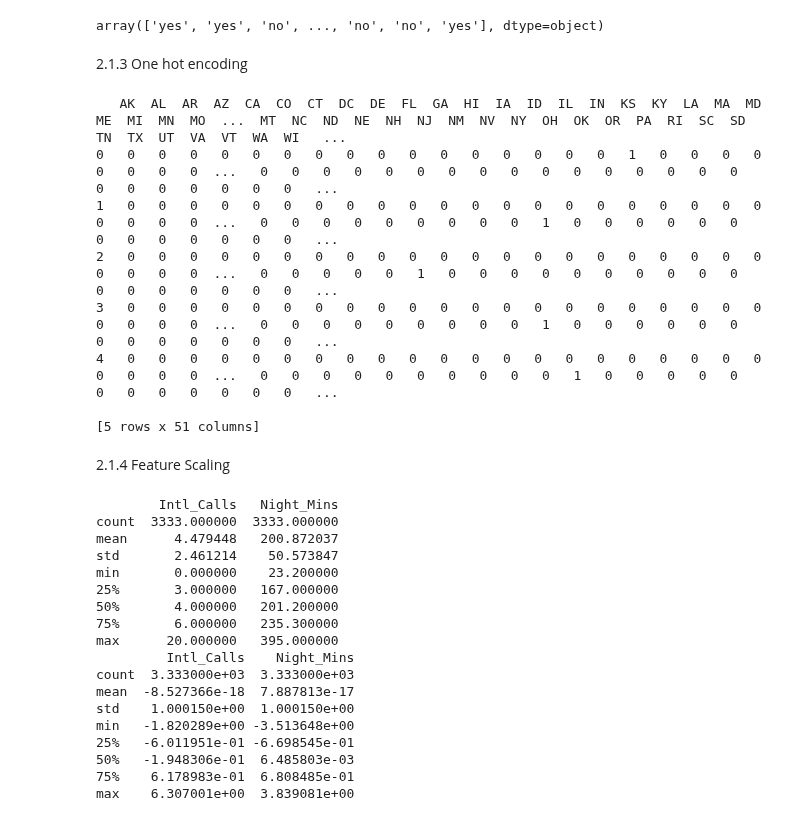
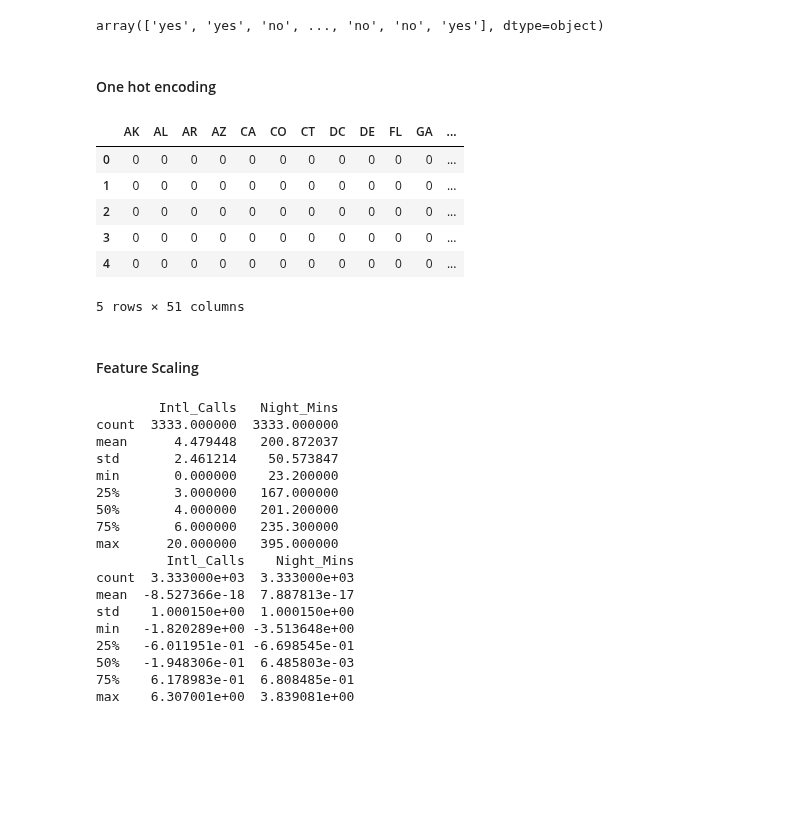
Before and after one commit to anhhaibkhn/Data-Science-selfstudy-notes-Blog, a Jupyter notebook: _notebooks/Marketing Analytics Predicting Customer Churn in Python/2022-04-21-Marketing Analytics Predicting Customer Churn in Python.ipynb, the cells around one changed output. Cells and saved outputs as stored; diff of their text form; code cells hidden in the pictures; blank space fills up the shorter version.

```diff
--- a/_notebooks/Marketing Analytics Predicting Customer Churn in Python/2022-04-21-Marketing Analytics Predicting Customer Churn in Python.ipynb
+++ b/_notebooks/Marketing Analytics Predicting Customer Churn in Python/2022-04-21-Marketing Analytics Predicting Customer Churn in Python.ipynb
@@ -328,38 +333,37 @@ inverted
 # %% [output]
 array(['yes', 'yes', 'no', ..., 'no', 'no', 'yes'], dtype=object)
 # %% [markdown]
-2.1.3 One hot encoding
+#### One hot encoding
 # %%
 ######### Encoding State with one hot encoding
 """
 telco['State'].head(4)
 0    KS
 1    OH
 2    NJ
 3    OH
 Name: State, dtype: objec
 
 it would be a bad idea to encode them as int number for each stage --> recomend to use One Hot Encoding
 pandas has a get_dummies() function which automatically applies one hot encoding over the selected feature.
 """
 # Import pandas
 import pandas as pd
 
 # Perform one hot encoding on 'State'
 telco_state = pd.get_dummies(telco['State'])
 
-print(telco_state.head())
+display(telco_state.head())
 # %% [output]
+|  | AK | AL | AR | AZ | CA | CO | CT | DC | DE | FL | GA | ... |
+| 0 | 0 | 0 | 0 | 0 | 0 | 0 | 0 | 0 | 0 | 0 | 0 | ... |
+| 1 | 0 | 0 | 0 | 0 | 0 | 0 | 0 | 0 | 0 | 0 | 0 | ... |
+| 2 | 0 | 0 | 0 | 0 | 0 | 0 | 0 | 0 | 0 | 0 | 0 | ... |
+| 3 | 0 | 0 | 0 | 0 | 0 | 0 | 0 | 0 | 0 | 0 | 0 | ... |
+| 4 | 0 | 0 | 0 | 0 | 0 | 0 | 0 | 0 | 0 | 0 | 0 | ... |
-   AK  AL  AR  AZ  CA  CO  CT  DC  DE  FL  GA  HI  IA  ID  IL  IN  KS  KY  LA  MA  MD  ME  MI  MN  MO  ...  MT  NC  ND  NE  NH  NJ  NM  NV  NY  OH  OK  OR  PA  RI  SC  SD  TN  TX  UT  VA  VT  WA  WI   ...
-0   0   0   0   0   0   0   0   0   0   0   0   0   0   0   0   0   1   0   0   0   0   0   0   0   0  ...   0   0   0   0   0   0   0   0   0   0   0   0   0   0   0   0   0   0   0   0   0   0   0   ...
-1   0   0   0   0   0   0   0   0   0   0   0   0   0   0   0   0   0   0   0   0   0   0   0   0   0  ...   0   0   0   0   0   0   0   0   0   1   0   0   0   0   0   0   0   0   0   0   0   0   0   ...
-2   0   0   0   0   0   0   0   0   0   0   0   0   0   0   0   0   0   0   0   0   0   0   0   0   0  ...   0   0   0   0   0   1   0   0   0   0   0   0   0   0   0   0   0   0   0   0   0   0   0   ...
-3   0   0   0   0   0   0   0   0   0   0   0   0   0   0   0   0   0   0   0   0   0   0   0   0   0  ...   0   0   0   0   0   0   0   0   0   1   0   0   0   0   0   0   0   0   0   0   0   0   0   ...
-4   0   0   0   0   0   0   0   0   0   0   0   0   0   0   0   0   0   0   0   0   0   0   0   0   0  ...   0   0   0   0   0   0   0   0   0   0   1   0   0   0   0   0   0   0   0   0   0   0   0   ...
-
-[5 rows x 51 columns]
+5 rows × 51 columns
 # %% [markdown]
-2.1.4 Feature Scaling
+#### Feature Scaling
 # %%
 ######### Feature Scaling
 """ We can see that originally the features are not on the same scale.
```
Also changed, not shown: parts of 34 cells of this notebook, 51 other files.
